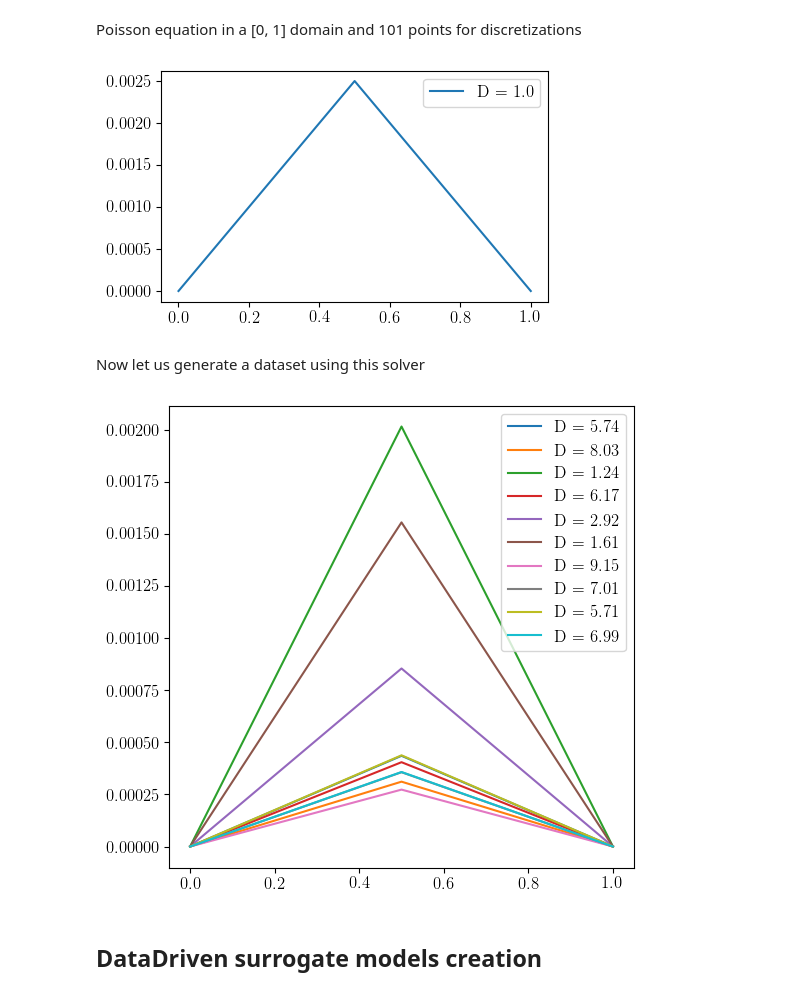
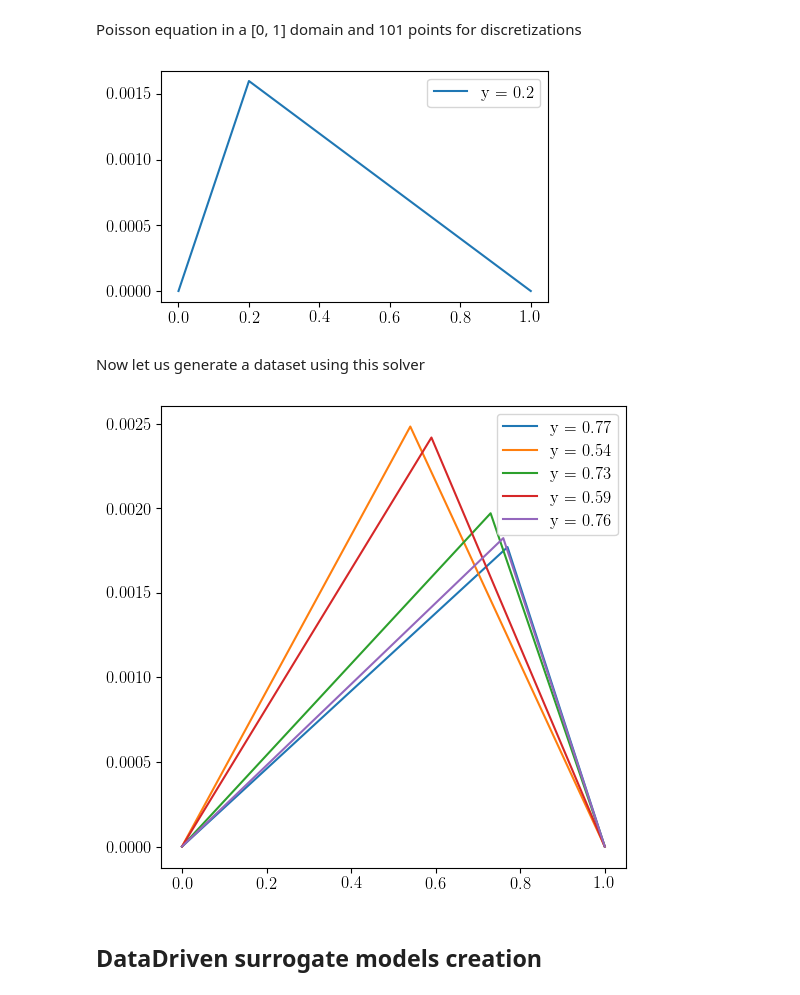
Before and after one commit to lechevaa/CEMRACS_SciML, a Jupyter notebook: notebooks/PoissonEquation/Poisson_step_2.ipynb, the cells around one changed output. Saved outputs shown, nothing was run; the diff lists cells and outputs as text; code cells hidden in the pictures.

Commit message:
[FEAT] DeepONet integration, source term modification features + figures update

```diff
--- a/notebooks/PoissonEquation/Poisson_step_2.ipynb
+++ b/notebooks/PoissonEquation/Poisson_step_2.ipynb
@@ -50,36 +50,38 @@ def delta(y, x, dy = 1., dx = 0.) :
 # %% [markdown]
 Poisson equation in a \[0, 1\] domain and 101 points for discretizations
 # %%
-PARAMS_SOLVER['source_term'] = lambda x : delta(0.5, x)
+PARAMS_SOLVER['source_term'] = lambda y, x : delta(y, x)
+# %%
+PARAMS_SOLVER['y'] = 0.2
 # %%
 params_solver = copy.deepcopy(PARAMS_SOLVER)
 solver = Solver(params={'solver': params_solver})
 # %%
 u = solver.solve()
 # %%
-plt.plot(solver.x, u, label=f'D = {solver.D}')
+plt.plot(solver.x, u, label=f'y = {solver.Y}')
 plt.legend()
 plt.show()
 # %% [output]
-[figure, old version]
+[figure, new version]
 # %% [markdown]
 Now let us generate a dataset using this solver
 # %%
-Dmin, Dmax = 0.1, 10
-D_list = np.linspace(Dmin, Dmax, 1000)
+# As we use a dirac, we need the values of y to correspond with the grid
+Y_list = solver.x[20:81]
 # %%
 U_sols = []
-for d in D_list:
-    solver.change_D(d)
+for y in Y_list:
+    solver.change_y(new_y= y)
     U_sols.append(solver.solve())
 # %%
 fig, axs = plt.subplots(1, figsize=(6, 6))
-for sample in rd.sample(range(0, len(U_sols)), 10):
-    axs.plot(solver.x, U_sols[sample], label=f'D = {D_list[sample]:.2f}')
+for sample in rd.sample(range(0, len(U_sols)), 5):
+    axs.plot(solver.x, U_sols[sample], label=f'y = {Y_list[sample]:.2f}')
 plt.legend(loc=1)
 plt.show()
 # %% [output]
-[figure, old version]
+[figure, new version]
 # %% [markdown]
 ## DataDriven surrogate models creation
 # %% [markdown]
```
Also changed, not shown: parts of 8 cells of this notebook, 5 other files.
